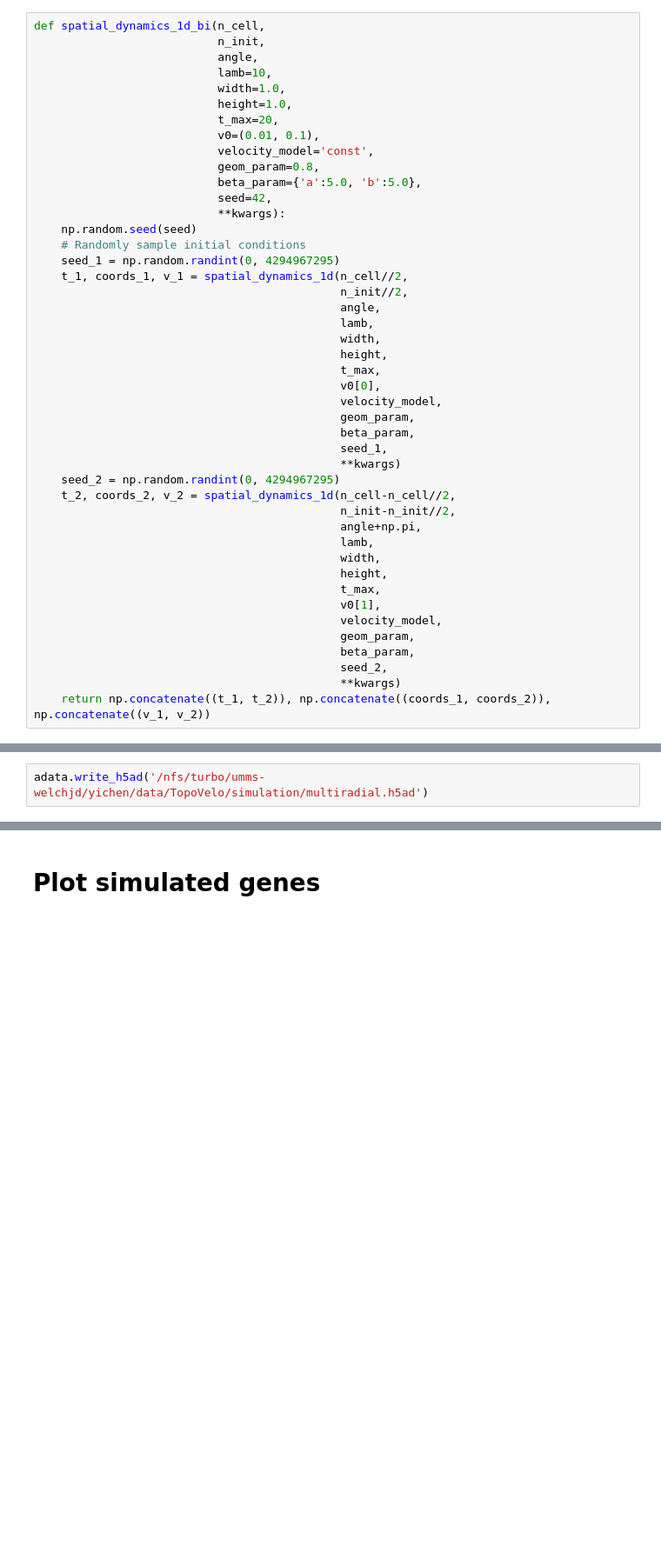
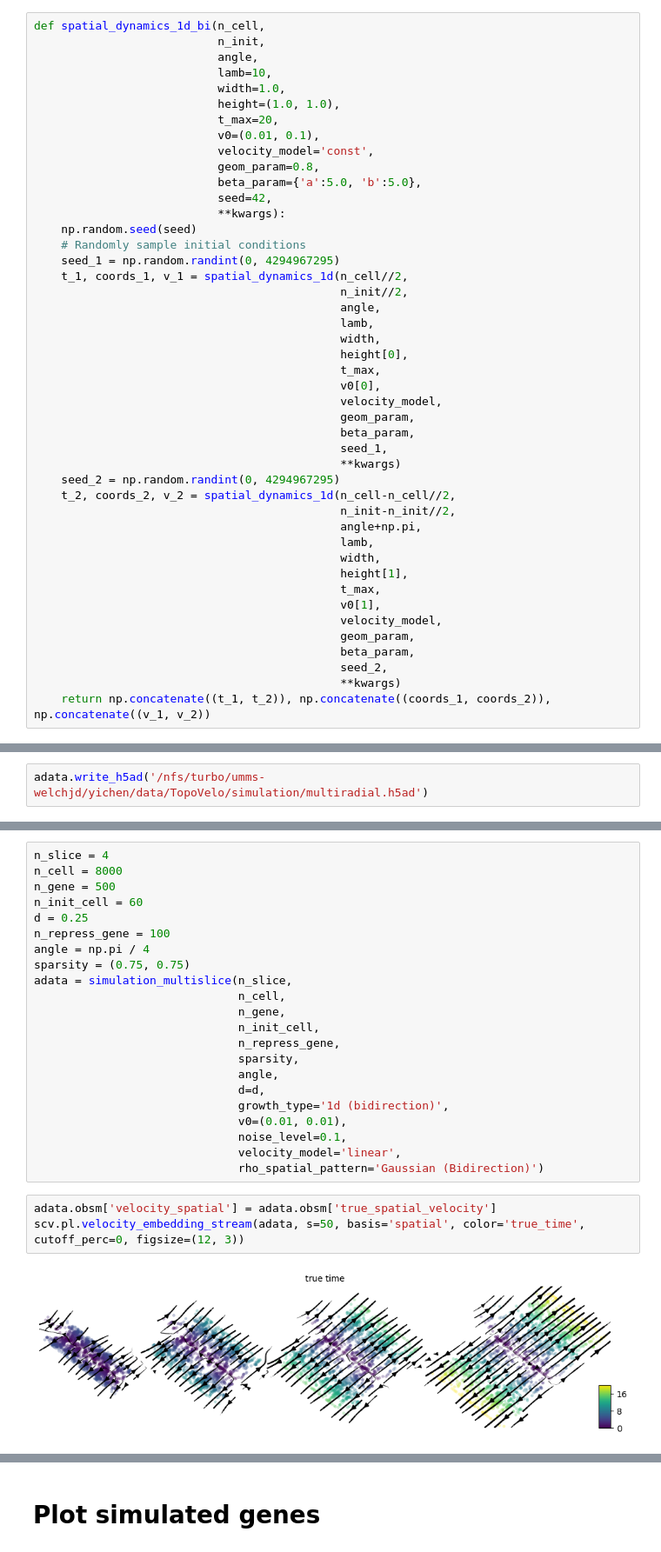
Before and after one commit to welch-lab/TopoVelo, a Jupyter notebook: notebooks/simulation/simulation.ipynb, the cells around one changed output, grey strips where cells are left out. Shown at 87% size. Saved outputs shown, nothing was run; the diff lists cells and outputs as text; blank space fills up the shorter version.

```diff
--- a/notebooks/simulation/simulation.ipynb
+++ b/notebooks/simulation/simulation.ipynb
@@ -151,7 +151,7 @@ def spatial_dynamics_1d_bi(n_cell,
                            angle,
                            lamb=10,
                            width=1.0,
-                           height=1.0,
+                           height=(1.0, 1.0),
                            t_max=20,
                            v0=(0.01, 0.1),
                            velocity_model='const',
@@ -167,7 +167,7 @@ def spatial_dynamics_1d_bi(n_cell,
                                              angle,
                                              lamb,
                                              width,
-                                             height,
+                                             height[0],
                                              t_max,
                                              v0[0],
                                              velocity_model,
@@ -181,7 +181,7 @@ def spatial_dynamics_1d_bi(n_cell,
                                              angle+np.pi,
                                              lamb,
                                              width,
-                                             height,
+                                             height[1],
                                              t_max,
                                              v0[1],
                                              velocity_model,
@@ -730,0 +916,27 @@ scv.pl.velocity_embedding_stream(adata, s=50, basis='spatial', color='true_time'
+# %%
+n_slice = 4
+n_cell = 8000
+n_gene = 500
+n_init_cell = 60
+d = 0.25
+n_repress_gene = 100
+angle = np.pi / 4
+sparsity = (0.75, 0.75)
+adata = simulation_multislice(n_slice,
+                              n_cell,
+                              n_gene,
+                              n_init_cell,
+                              n_repress_gene,
+                              sparsity,
+                              angle,
+                              d=d,
+                              growth_type='1d (bidirection)',
+                              v0=(0.01, 0.01),
+                              noise_level=0.1,
+                              velocity_model='linear',
+                              rho_spatial_pattern='Gaussian (Bidirection)')
+# %%
+adata.obsm['velocity_spatial'] = adata.obsm['true_spatial_velocity']
+scv.pl.velocity_embedding_stream(adata, s=50, basis='spatial', color='true_time', cutoff_perc=0, figsize=(12, 3))
+# %% [output]
+[figure, added]
```
Also changed, not shown: parts of 5 cells of this notebook, 4 other files.
